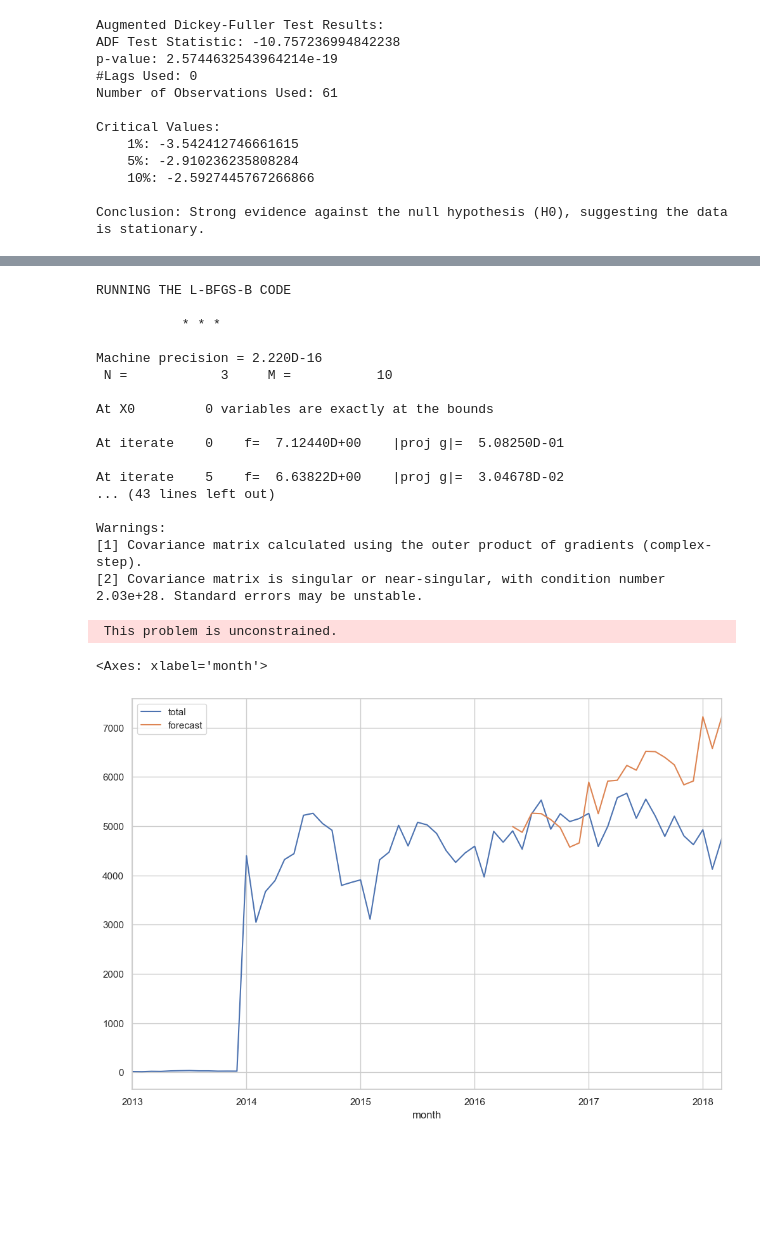
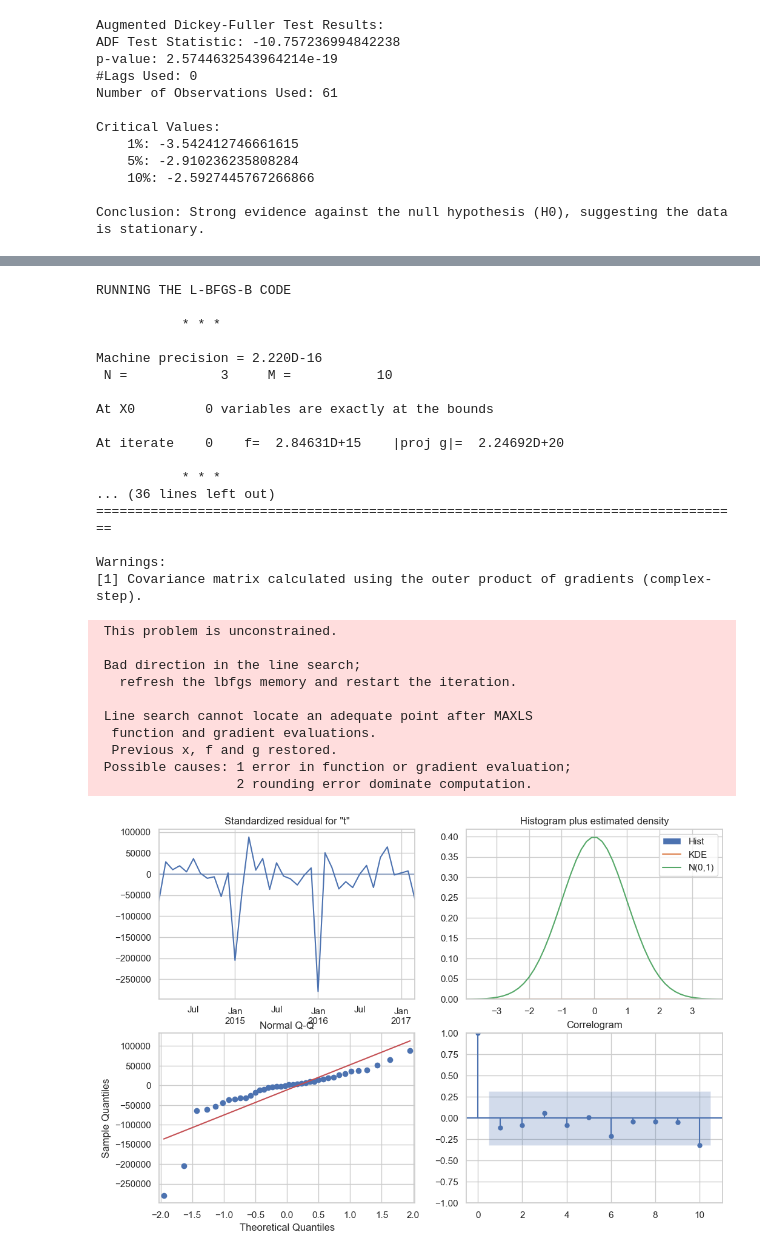
Before and after one commit to bharath03-a/Gun-Violence-Incidents, a Jupyter notebook: notebooks/06_time_series_analysis.ipynb, the cells around one changed output, grey strips where cells are left out. Drawn from its saved outputs; the diff is of its cells as text; code cells hidden in the pictures; blank space fills up the shorter version.

```diff
--- a/notebooks/06_time_series_analysis.ipynb
+++ b/notebooks/06_time_series_analysis.ipynb
@@ -276,5 +289,5 @@ The SARIMAX model is an extension of the ARIMA model that includes seasonal comp
 # %%
-model = sm.tsa.statespace.SARIMAX(ts['total'],order=(0,1,0), seasonal_order=(1,1,1,12))
+model = sm.tsa.statespace.SARIMAX(y_train['total'],order=(0,1,0), seasonal_order=(1,1,1,12))
 model_fit = model.fit()
 print(model_fit.summary())
 # %% [output]
@@ -287,18 +300,26 @@ Machine precision = 2.220D-16
 
 At X0         0 variables are exactly at the bounds
 
-At iterate    0    f=  7.12440D+00    |proj g|=  5.08250D-01
+At iterate    0    f=  2.84631D+15    |proj g|=  2.24692D+20
 
-At iterate    5    f=  6.63822D+00    |proj g|=  3.04678D-02
-... (43 lines left out)
+           * * *
+... (36 lines left out)
+===================================================================================
 
 Warnings:
 [1] Covariance matrix calculated using the outer product of gradients (complex-step).
-[2] Covariance matrix is singular or near-singular, with condition number 2.03e+28. Standard errors may be unstable.
  This problem is unconstrained.
+
+ Bad direction in the line search;
+   refresh the lbfgs memory and restart the iteration.
+
+ Line search cannot locate an adequate point after MAXLS
+  function and gradient evaluations.
+  Previous x, f and g restored.
+ Possible causes: 1 error in function or gradient evaluation;
+                  2 rounding error dominate computation.
-# %%
-ts['forecast'] = model_fit.predict(start = 40, end= 62, dynamic= True)
-ts[['total','forecast']].plot(figsize=(12,8))
-# %% [output]
-<Axes: xlabel='month'>
-[figure, removed]
+# %%
+model_fit.plot_diagnostics(figsize=(12, 8))
+plt.show()
+# %% [output]
+[figure, added]
```
Also changed, not shown: parts of 11 cells of this notebook.
